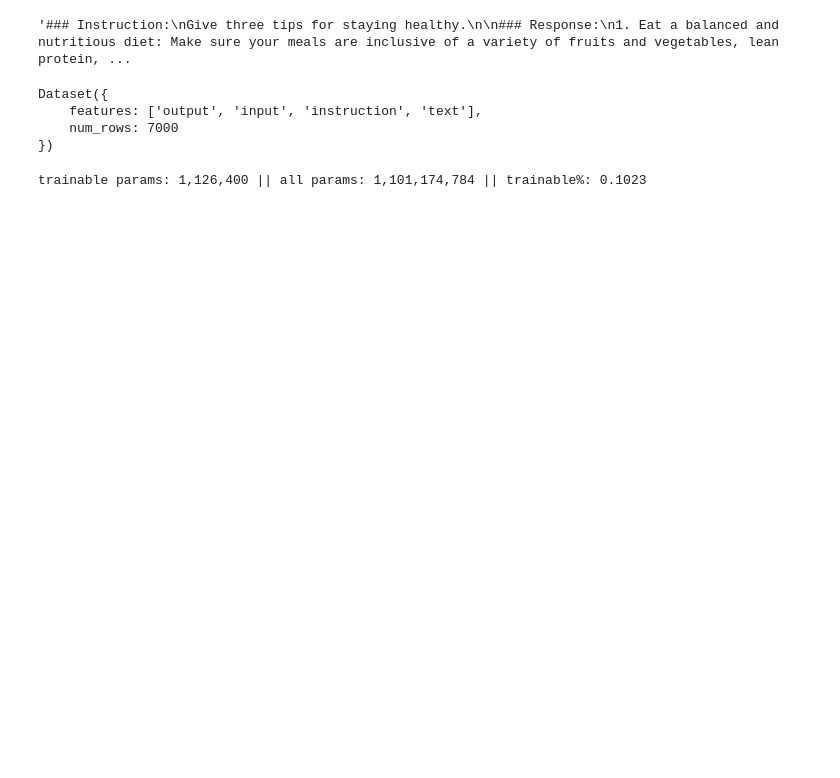
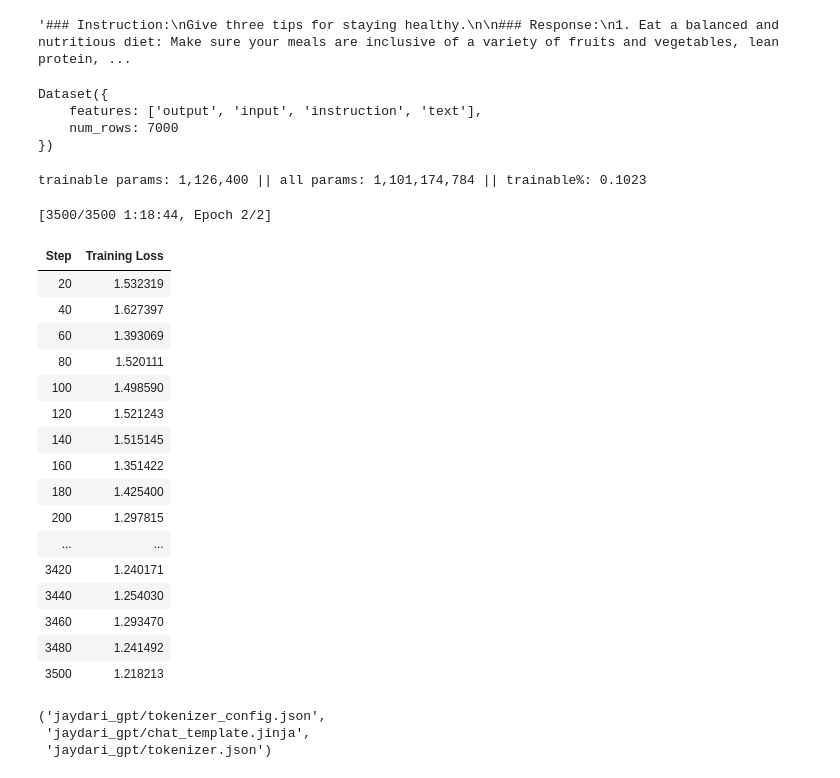
Before and after one commit to alijon070/jaydariGPT, a Jupyter notebook: jaydari_gpt.ipynb, the cells around one changed output. Cells and saved outputs as stored; diff of their text form; code cells hidden in the pictures; blank space fills up the shorter version.

Commit message:
feat: using trl & jaydari_gpt model

```diff
--- a/jaydari_gpt.ipynb
+++ b/jaydari_gpt.ipynb
@@ -38,7 +39,7 @@ bnb_config = BitsAndBytesConfig(
     load_in_4bit=True,
     bnb_4bit_use_double_quant=True,
     bnb_4bit_quant_type="nf4",
-    bnb_4bit_compute_dtype=torch.bfloat16
+    bnb_4bit_compute_dtype=torch.float16
 )
 
 bnb_config
@@ -47,7 +48,7 @@ model = AutoModelForCausalLM.from_pretrained(
     model_id,
     quantization_config=bnb_config,
     device_map="auto",
-    dtype=torch.bfloat16
+    dtype=torch.float16
 )
 # %% [output]
 Warning: You are sending unauthenticated requests to the HF Hub. Please set a HF_TOKEN to enable higher rate limits and faster downloads.
@@ -188,3 +184,52 @@ trainable params: 1,126,400 || all params: 1,101,174,784 || trainable%: 0.1023
 # %%
 # QLora
 # Lora
+# %%
+training_args = SFTConfig(
+    output_dir="./jaydari_gpt",
+    per_device_train_batch_size=1,
+    gradient_accumulation_steps=4, #VRAM
+    num_train_epochs=2, # overfit
+    logging_steps=20,
+    save_strategy="epoch",
+    bf16=False, # GPU
+    fp16=False, # memory
+    report_to="none",
+    dataset_text_field="text"
+)
+# %%
+
+# SFTTrainer vs Trainer
+trainer = SFTTrainer(
+    model=model,
+    train_dataset=dataset,
+    formatting_func=lambda x: x['text'],
+    args=training_args
+)
+
+trainer.train()
+
+model.save_pretrained('jaydari_gpt')
+tokenizer.save_pretrained('jaydari_gpt')
+# %% [output]
+[3500/3500 1:18:44, Epoch 2/2]
+| Step | Training Loss |
+| 20 | 1.532319 |
+| 40 | 1.627397 |
+| 60 | 1.393069 |
+| 80 | 1.520111 |
+| 100 | 1.498590 |
+| 120 | 1.521243 |
+| 140 | 1.515145 |
+| 160 | 1.351422 |
+| 180 | 1.425400 |
+| 200 | 1.297815 |
+| ... | ... |
+| 3420 | 1.240171 |
+| 3440 | 1.254030 |
+| 3460 | 1.293470 |
+| 3480 | 1.241492 |
+| 3500 | 1.218213 |
+('jaydari_gpt/tokenizer_config.json',
+ 'jaydari_gpt/chat_template.jinja',
+ 'jaydari_gpt/tokenizer.json')
```
Also changed, not shown: parts of 12 cells of this notebook.
